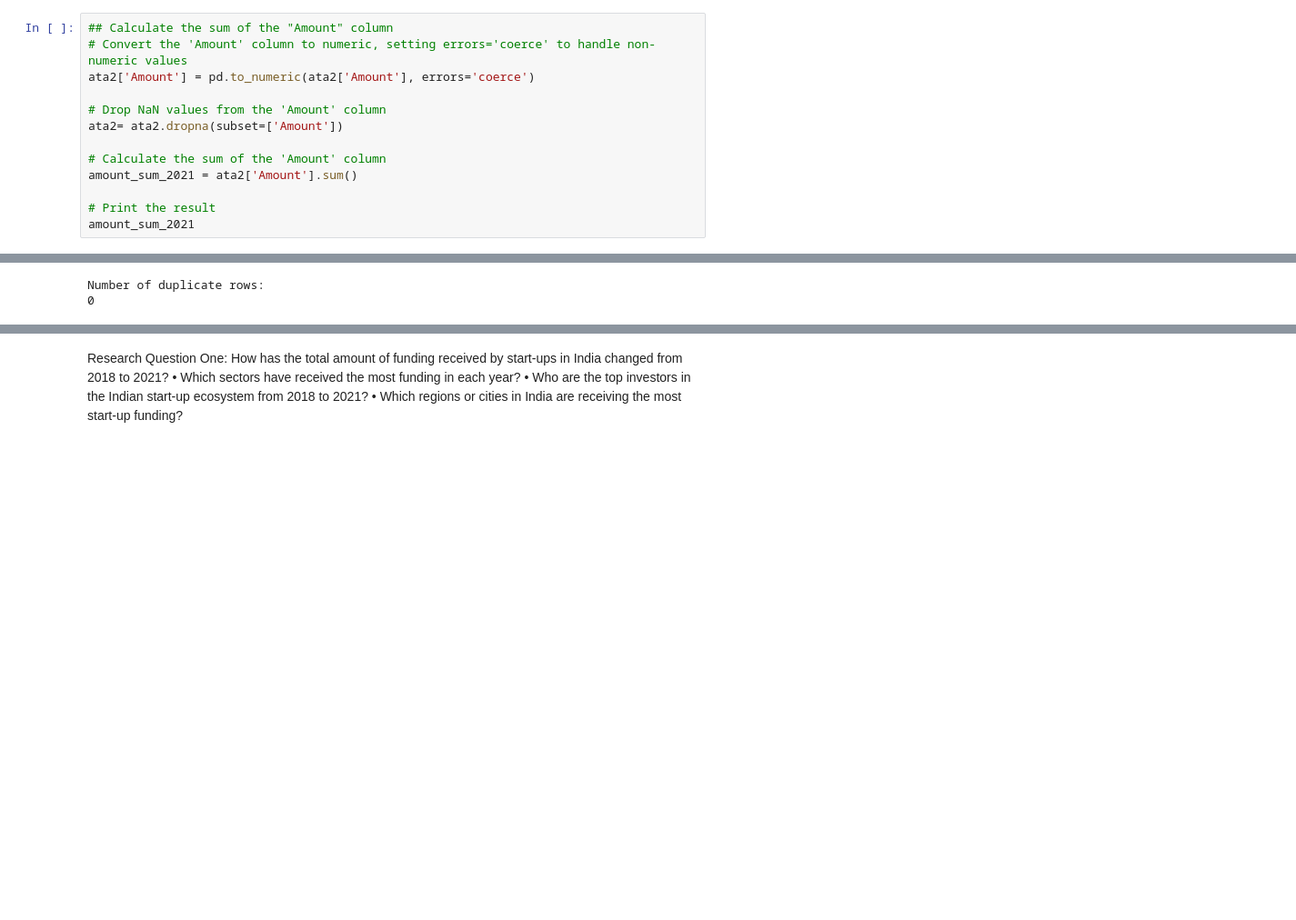
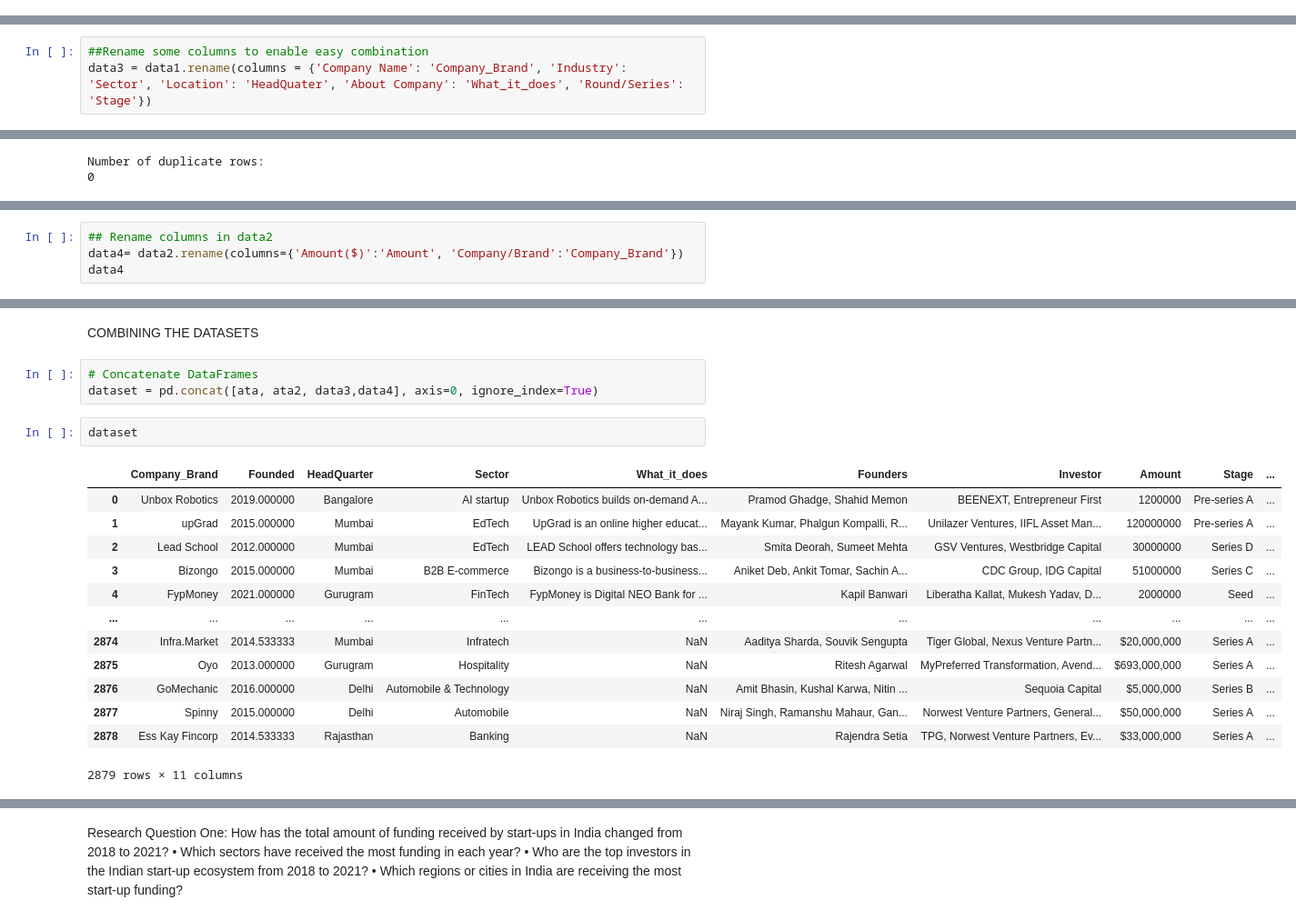
Before and after one commit to Babusto/Azubi-LP1-Project, a Jupyter notebook: Notebook/LP1.ipynb, the cells around one changed output, grey strips where cells are left out. Shown at 91% size. Cells and saved outputs as stored; diff of their text form; blank space fills up the shorter version.

```diff
--- a/Notebook/LP1.ipynb
+++ b/Notebook/LP1.ipynb
@@ -579,13 +467,0 @@ Question One: What is the total amount of funding recieved in 2021
-# %%
-## Calculate the sum of the "Amount" column
-# Convert the 'Amount' column to numeric, setting errors='coerce' to handle non-numeric values
-ata2['Amount'] = pd.to_numeric(ata2['Amount'], errors='coerce')
-
-# Drop NaN values from the 'Amount' column
-ata2= ata2.dropna(subset=['Amount'])
-
-# Calculate the sum of the 'Amount' column
-amount_sum_2021 = ata2['Amount'].sum()
-
-# Print the result
-amount_sum_2021
@@ -709,0 +617,3 @@ Duplicate rows:
+# %%
+##Rename some columns to enable easy combination
+data3 = data1.rename(columns = {'Company Name': 'Company_Brand', 'Industry': 'Sector', 'Location': 'HeadQuater', 'About Company': 'What_it_does', 'Round/Series': 'Stage'})
@@ -818,0 +743,4 @@ DATA ANALYSIS AND VISUALIZATION
+# %%
+## Rename columns in data2
+data4= data2.rename(columns={'Amount($)':'Amount', 'Company/Brand':'Company_Brand'})
+data4
@@ -818,0 +761,21 @@ DATA ANALYSIS AND VISUALIZATION
+# %% [markdown]
+COMBINING THE DATASETS
+# %%
+# Concatenate DataFrames
+dataset = pd.concat([ata, ata2, data3,data4], axis=0, ignore_index=True)
+# %%
+dataset
+# %% [output]
+|  | Company_Brand | Founded | HeadQuarter | Sector | What_it_does | Founders | Investor | Amount | Stage | ... |
+| 0 | Unbox Robotics | 2019.000000 | Bangalore | AI startup | Unbox Robotics builds on-demand A... | Pramod Ghadge, Shahid Memon | BEENEXT, Entrepreneur First | 1200000 | Pre-series A | ... |
+| 1 | upGrad | 2015.000000 | Mumbai | EdTech | UpGrad is an online higher educat... | Mayank Kumar, Phalgun Kompalli, R... | Unilazer Ventures, IIFL Asset Man... | 120000000 | Pre-series A | ... |
+| 2 | Lead School | 2012.000000 | Mumbai | EdTech | LEAD School offers technology bas... | Smita Deorah, Sumeet Mehta | GSV Ventures, Westbridge Capital | 30000000 | Series D | ... |
+| 3 | Bizongo | 2015.000000 | Mumbai | B2B E-commerce | Bizongo is a business-to-business... | Aniket Deb, Ankit Tomar, Sachin A... | CDC Group, IDG Capital | 51000000 | Series C | ... |
+| 4 | FypMoney | 2021.000000 | Gurugram | FinTech | FypMoney is Digital NEO Bank for ... | Kapil Banwari | Liberatha Kallat, Mukesh Yadav, D... | 2000000 | Seed | ... |
+| ... | ... | ... | ... | ... | ... | ... | ... | ... | ... | ... |
+| 2874 | Infra.Market | 2014.533333 | Mumbai | Infratech | NaN | Aaditya Sharda, Souvik Sengupta | Tiger Global, Nexus Venture Partn... | $20,000,000 | Series A | ... |
+| 2875 | Oyo | 2013.000000 | Gurugram | Hospitality | NaN | Ritesh Agarwal | MyPreferred Transformation, Avend... | $693,000,000 | Series A | ... |
+| 2876 | GoMechanic | 2016.000000 | Delhi | Automobile & Technology | NaN | Amit Bhasin, Kushal Karwa, Nitin ... | Sequoia Capital | $5,000,000 | Series B | ... |
+| 2877 | Spinny | 2015.000000 | Delhi | Automobile | NaN | Niraj Singh, Ramanshu Mahaur, Gan... | Norwest Venture Partners, General... | $50,000,000 | Series A | ... |
+| 2878 | Ess Kay Fincorp | 2014.533333 | Rajasthan | Banking | NaN | Rajendra Setia | TPG, Norwest Venture Partners, Ev... | $33,000,000 | Series A | ... |
+2879 rows × 11 columns
```
Also changed, not shown: parts of 29 cells of this notebook.
